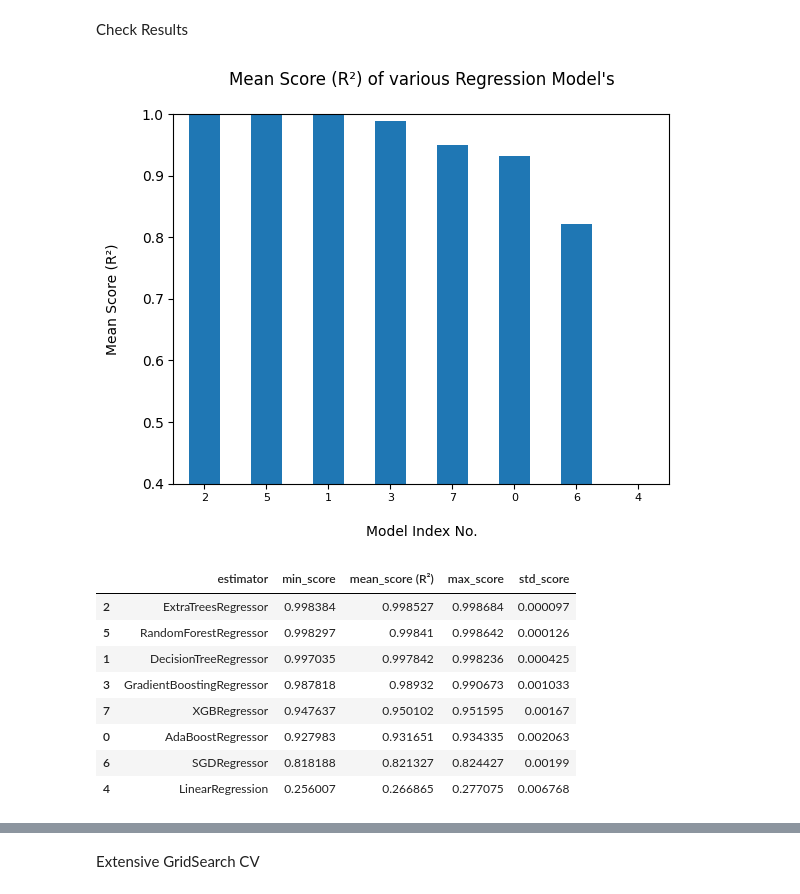
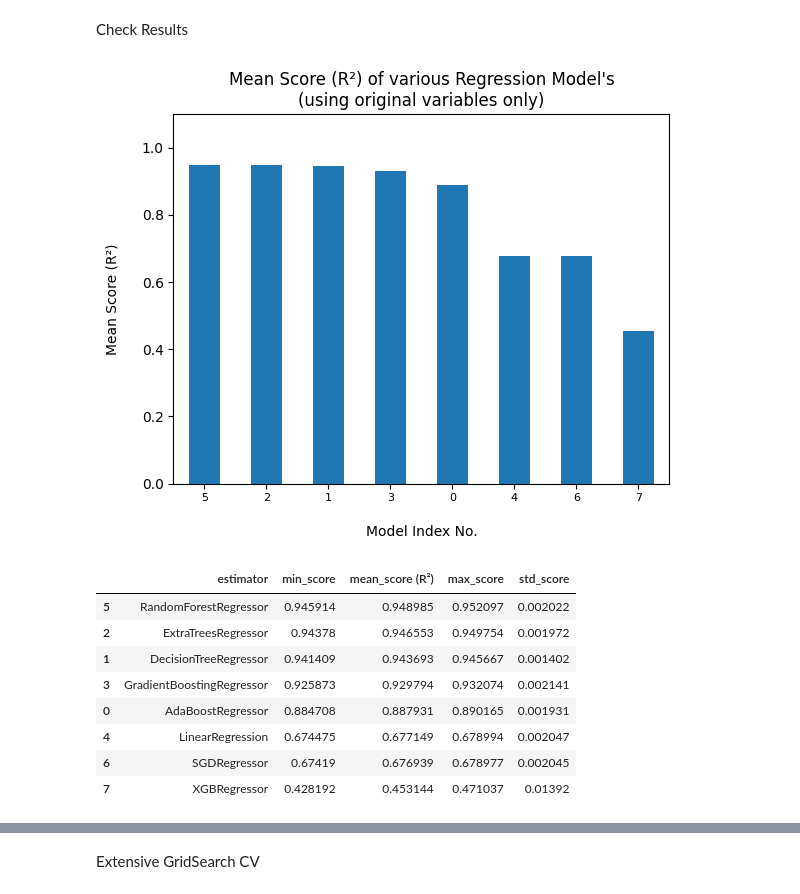
Before and after one commit to roeszler/filter-maintenance-predictor, a Jupyter notebook: jupyter_notebooks/05_refact - Modeling and Evaluation.ipynb, the cells around one changed output, grey strips where cells are left out. Drawn from its saved outputs; the diff is of its cells as text; code cells hidden in the pictures.

```diff
--- a/jupyter_notebooks/05_refact - Modeling and Evaluation.ipynb
+++ b/jupyter_notebooks/05_refact - Modeling and Evaluation.ipynb
@@ -182,18 +210,12 @@ The target and all requirements are already in a numerical format (float and int
 def PipelineOptimization(model):
     pipeline_base = Pipeline([
 
-        # ("OrdinalCategoricalEncoder", OrdinalEncoder(encoding_method='arbitrary',
-        #                                              variables=['Data_No', '4point_EWM', 'log_EWM',
-        #                                                         'Flow_rate', 'Time', 'Dust_feed', 'Dust', 'RUL',
-        #                                                         'change_DP', 'change_EWM', 'mass_g',
-        #                                                         'cumulative_mass_g', 'Tt','filter_balance'])),
-
-        # ("SmartCorrelatedSelection", SmartCorrelatedSelection(variables=None,
-        #  method="spearman", threshold=0.6, selection_method="variance")),
+        ("OrdinalCategoricalEncoder", OrdinalEncoder(encoding_method='arbitrary',
+                                                     variables=['Dust'])),
 
         ("SmartCorrelatedSelection", SmartCorrelatedSelection(
-                                                        variables=['Data_No', 'Differential_pressure', '4point_EWM', 'log_EWM',
-                                                                'Flow_rate', 'Time', 'Dust_feed', 'Dust',
+                                                        variables=['Differential_pressure', '4point_EWM', 'log_EWM',
+                                                                'Flow_rate', 'Time', 'Dust_feed',
                                                                 'change_DP', 'change_EWM', 'mass_g',
                                                                 'cumulative_mass_g', 'Tt','filter_balance'],
                                                         method="spearman",
@@ -411,0 +437,3 @@ df.head(3)
+# %%
+df = df.drop(['4point_EWM', 'log_EWM', 'change_DP', 'change_EWM', 'mass_g', 'cumulative_mass_g', 'Tt', 'filter_balance'], axis=1)
+df.head(3)
@@ -411,0 +447,24 @@ df.head(3)
+# %%
+# from sklearn.model_selection import train_test_split
+
+X_working, X_test, y_working, y_test = train_test_split(
+    df.drop(['RUL'], axis=1),
+    df['RUL'],
+    test_size=0.25,
+    random_state=8,
+    shuffle=True
+)
+
+X_train, X_validate, y_train, y_validate = train_test_split(
+    X_working,
+    y_working,
+    test_size=0.25,
+    random_state=8,
+    shuffle=True
+)
+
+print('\n', X_train.shape, y_train.shape, '= Train set\n',
+      X_validate.shape, y_validate.shape, '= Validate set\n',
+      X_test.shape, y_test.shape, '= Test set\n',
+      '===========\n',
+      df.shape[0], '= Total Observations\n')
@@ -454,27 +522,27 @@ Check Results
 # %%
 grid_search_summary, grid_search_pipelines = search.score_summary(sort_by='mean_score (R²)')
 results = grid_search_summary['mean_score (R²)']
 results.plot(kind="bar",title="Mean Scores (R²)")
 
 axes = plt.gca()
 axes.set_ylim([0,1.1])
 plt.xticks(rotation=0, fontsize=8)
 
-plt.title("Mean Score (R²) of various Regression Model's\n")
+plt.title("Mean Score (R²) of various Regression Model's\n(using original variables only)")
 plt.ylabel('Mean Score (R²)\n')
 plt.xlabel('\nModel Index No.')
 plt.show()
 grid_search_summary
 # %% [output]
-[figure, old version]
+[figure, new version]
 |  | estimator | min_score | mean_score (R²) | max_score | std_score |
-| 2 | ExtraTreesRegressor | 0.998384 | 0.998527 | 0.998684 | 0.000097 |
-| 5 | RandomForestRegressor | 0.998297 | 0.99841 | 0.998642 | 0.000126 |
-| 1 | DecisionTreeRegressor | 0.997035 | 0.997842 | 0.998236 | 0.000425 |
-| 3 | GradientBoostingRegressor | 0.987818 | 0.98932 | 0.990673 | 0.001033 |
-| 7 | XGBRegressor | 0.947637 | 0.950102 | 0.951595 | 0.00167 |
-| 0 | AdaBoostRegressor | 0.927983 | 0.931651 | 0.934335 | 0.002063 |
-| 6 | SGDRegressor | 0.818188 | 0.821327 | 0.824427 | 0.00199 |
-| 4 | LinearRegression | 0.256007 | 0.266865 | 0.277075 | 0.006768 |
+| 5 | RandomForestRegressor | 0.945914 | 0.948985 | 0.952097 | 0.002022 |
+| 2 | ExtraTreesRegressor | 0.94378 | 0.946553 | 0.949754 | 0.001972 |
+| 1 | DecisionTreeRegressor | 0.941409 | 0.943693 | 0.945667 | 0.001402 |
+| 3 | GradientBoostingRegressor | 0.925873 | 0.929794 | 0.932074 | 0.002141 |
+| 0 | AdaBoostRegressor | 0.884708 | 0.887931 | 0.890165 | 0.001931 |
+| 4 | LinearRegression | 0.674475 | 0.677149 | 0.678994 | 0.002047 |
+| 6 | SGDRegressor | 0.67419 | 0.676939 | 0.678977 | 0.002045 |
+| 7 | XGBRegressor | 0.428192 | 0.453144 | 0.471037 | 0.01392 |
 # %% [markdown]
 ### Observations
```
Also changed, not shown: parts of 158 cells of this notebook, 3 other files.
